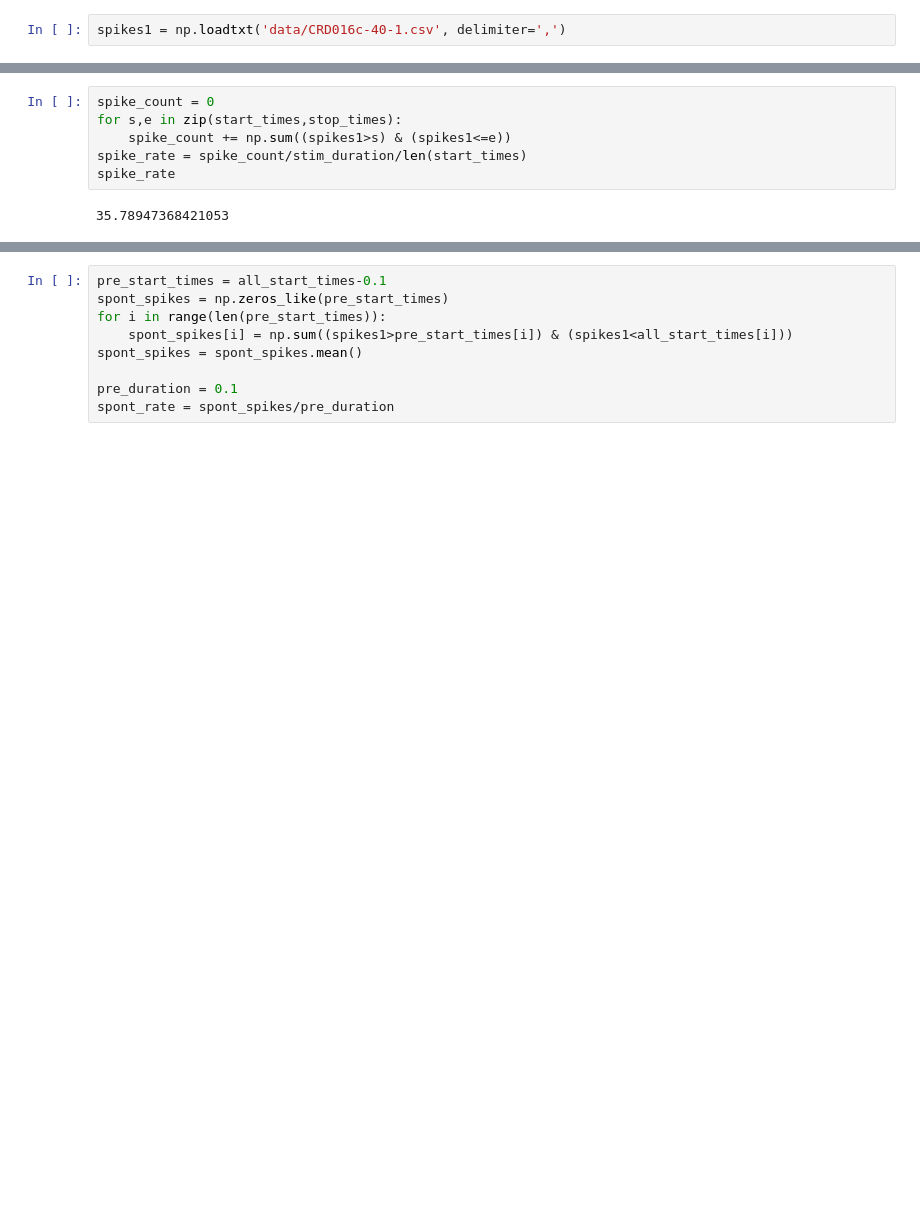
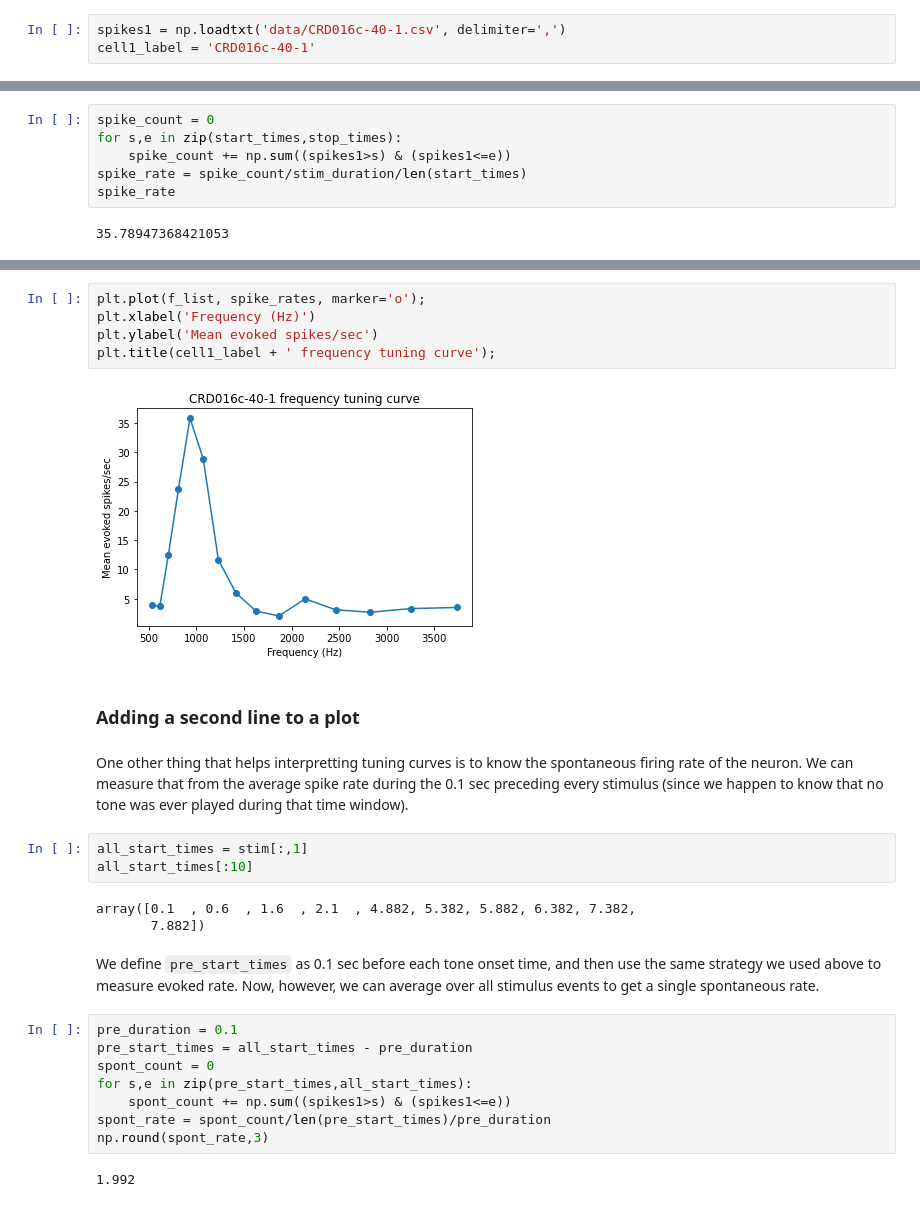
Before and after one commit to svdavid/NEUS642, a Jupyter notebook: notebooks/week2_01-11_numpy/numpy_spikes_base.ipynb, the cells around one changed output, grey strips where cells are left out. Drawn from its saved outputs; the diff is of its cells as text; blank space fills up the shorter version.

```diff
--- a/notebooks/week2_01-11_numpy/numpy_spikes_base.ipynb
+++ b/notebooks/week2_01-11_numpy/numpy_spikes_base.ipynb
@@ -215,4 +265,5 @@ What's the mean value of entries >4?
 Loading data into python (or any analysis software) can sometimes be the most confusing part of an analysis. Today, we'll try to make that as simple as possible. We'll load from an experiment where we recorded single-unit neural activity while presenting a set of tones.
 # %%
 spikes1 = np.loadtxt('data/CRD016c-40-1.csv', delimiter=',')
+cell1_label = 'CRD016c-40-1'
 # %% [markdown]
@@ -532,9 +607,29 @@ all_start_times = stim[:,1]
+# %%
+plt.plot(f_list, spike_rates, marker='o');
+plt.xlabel('Frequency (Hz)')
+plt.ylabel('Mean evoked spikes/sec')
+plt.title(cell1_label + ' frequency tuning curve');
+# %% [output]
+[figure, added]
+# %% [markdown]
+### Adding a second line to a plot
+# %% [markdown]
+One other thing that helps interpretting tuning curves is to know the spontaneous firing rate of the neuron. We can measure that from the average spike rate during the 0.1 sec preceding every stimulus (since we happen to know that no tone was ever played during that time window).
+# %%
+all_start_times = stim[:,1]
+all_start_times[:10]
+# %% [output]
+array([0.1  , 0.6  , 1.6  , 2.1  , 4.882, 5.382, 5.882, 6.382, 7.382,
+       7.882])
+# %% [markdown]
+We define `pre_start_times` as 0.1 sec before each tone onset time, and then use the same strategy we used above to measure evoked rate. Now, however, we can average over all stimulus events to get a single spontaneous rate.
 # %%
-pre_start_times = all_start_times-0.1
-spont_spikes = np.zeros_like(pre_start_times)
-for i in range(len(pre_start_times)):
-    spont_spikes[i] = np.sum((spikes1>pre_start_times[i]) & (spikes1<all_start_times[i]))
-spont_spikes = spont_spikes.mean()
-
 pre_duration = 0.1
-spont_rate = spont_spikes/pre_duration
+pre_start_times = all_start_times - pre_duration
+spont_count = 0
+for s,e in zip(pre_start_times,all_start_times):
+    spont_count += np.sum((spikes1>s) & (spikes1<=e))
+spont_rate = spont_count/len(pre_start_times)/pre_duration
+np.round(spont_rate,3)
+# %% [output]
+1.992
```
Also changed, not shown: parts of 110 cells of this notebook, 9 other files.
